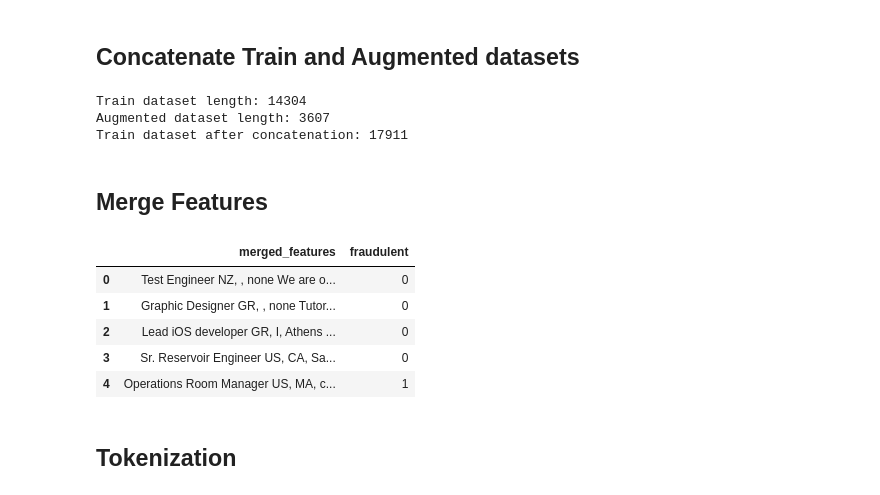
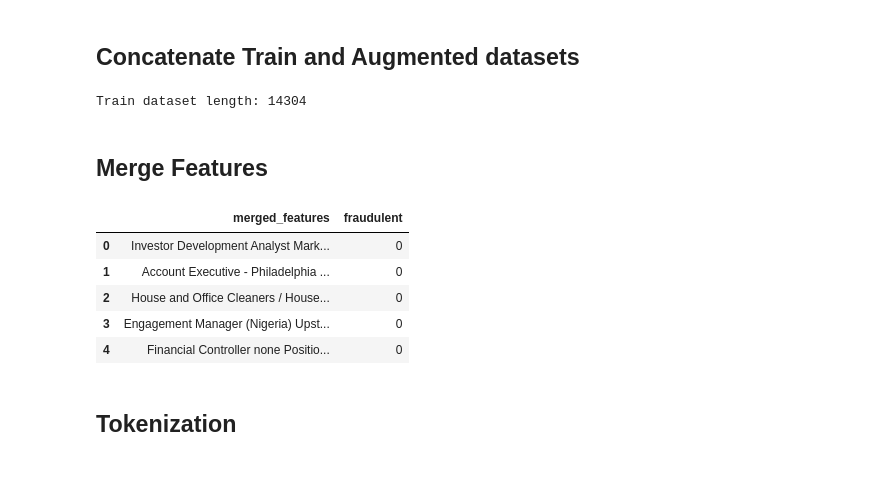
Before and after one commit to KilRil/Fake-job-postings, a Jupyter notebook: Fake_job_postings.ipynb, the cells around one changed output. Drawn from its saved outputs; the diff is of its cells as text; code cells hidden in the pictures.

```diff
--- a/Fake_job_postings.ipynb
+++ b/Fake_job_postings.ipynb
@@ -84,18 +84,19 @@ glove_vectors = gensim.downloader.load(f'glove-twitter-{embedding_dim}') # 25, 5
 df = pd.read_csv("train.csv")
 df = df.drop(["Unnamed: 0"],axis=1)
 
-df_aug = pd.read_csv("augmented.csv", sep='\t')
-# df_aug = pd.read_csv("augmented-all.csv", sep='\t')
-df_aug['fraudulent'] = np.ones(len(df_aug), dtype=int)
-df_aug = df_aug.replace(" ",np.nan)
 
 df_val = pd.read_csv("dev.csv")
 df_val = df_val.drop(["Unnamed: 0"],axis=1)
 
-for df_column in df.columns:
-    if df_column not in df_aug.columns:
-        print("Dropped:", df_column)
-        df = df.drop([df_column],axis=1)
-        df_val = df_val.drop([df_column],axis=1)
+# df_aug = pd.read_csv("augmented.csv", sep='\t')
+# # df_aug = pd.read_csv("augmented-all.csv", sep='\t')
+# df_aug['fraudulent'] = np.ones(len(df_aug), dtype=int)
+# df_aug = df_aug.replace(" ",np.nan)
 
-df_aug.head()
+# for df_column in df.columns:
+#     if df_column not in df_aug.columns:
+#         print("Dropped:", df_column)
+#         df = df.drop([df_column],axis=1)
+#         df_val = df_val.drop([df_column],axis=1)
+
+# df_aug.head()
@@ -179,21 +153,19 @@ df_val = df_val.fillna("none")
 ## Concatenate Train and Augmented datasets
 # %%
 print('Train dataset length:', len(df))
-print('Augmented dataset length:', len(df_aug))
+# print('Augmented dataset length:', len(df_aug))
 
-df = pd.concat([df_aug, df])
+# df = pd.concat([df_aug, df])
 df = shuffle(df)
 df = df.reset_index()
 
-print('Train dataset after concatenation:', len(df))
+# print('Train dataset after concatenation:', len(df))
 # %% [output]
 Train dataset length: 14304
-Augmented dataset length: 3607
-Train dataset after concatenation: 17911
 # %% [markdown]
 ## Merge Features
 # %%
-def merge(df):
+def merge(df, is_test):
     # df = df.assign(merged_features=lambda df: df["title"]+" "+df["location"]+" "+df["department"]+
     #           df["employment_type"]+" "+df["required_experience"]+" "+df["required_education"]+" "+
     #            df["industry"]+" "+df["function"])
@@ -202,31 +174,34 @@ def merge(df):
 
     df = df.assign(merged_features=lambda df:
                    df["title"]+" "
-                   +df["location"]+" "
-                   +df["department"]+" "
-                   +df["description"]+" "
+                   +df["company_profile"]+" "
+                  #  +df["location"]+" "
+                  #  +df["department"]+" "
+                  #  +df["requirements"]+" "
+                   +df["description"]#+" "
                   #  +df["employment_type"]+" "
                   #  +df["required_experience"]+" "
                   #  +df["required_education"]+" "
                   #  +df["industry"]+" "
                   #  +df["function"]+" "
-                  #  +df["requirements"]+" "
                   #  +df["benefits"]
                    )
 
+    if is_test:
+        return df[["merged_features"]]
 
     return df[["merged_features","fraudulent"]]
 # %%
-df_merged = merge(df)
-df_val_merged = merge(df_val)
+df_merged = merge(df, False)
+df_val_merged = merge(df_val, False)
 df_merged.head()
 # %% [output]
 |  | merged_features | fraudulent |
-| 0 | Test Engineer NZ, , none We are o... | 0 |
-| 1 | Graphic Designer GR, , none Tutor... | 0 |
-| 2 | Lead iOS developer GR, I, Athens ... | 0 |
-| 3 | Sr. Reservoir Engineer US, CA, Sa... | 0 |
-| 4 | Operations Room Manager US, MA, c... | 1 |
+| 0 | Investor Development Analyst Mark... | 0 |
+| 1 | Account Executive - Philadelphia ... | 0 |
+| 2 | House and Office Cleaners / House... | 0 |
+| 3 | Engagement Manager (Nigeria) Upst... | 0 |
+| 4 | Financial Controller none Positio... | 0 |
 # %%
 features_train = np.array(df_merged["merged_features"])
 target_train = np.array(df_merged["fraudulent"])
```
Also changed, not shown: parts of 24 cells of this notebook.
